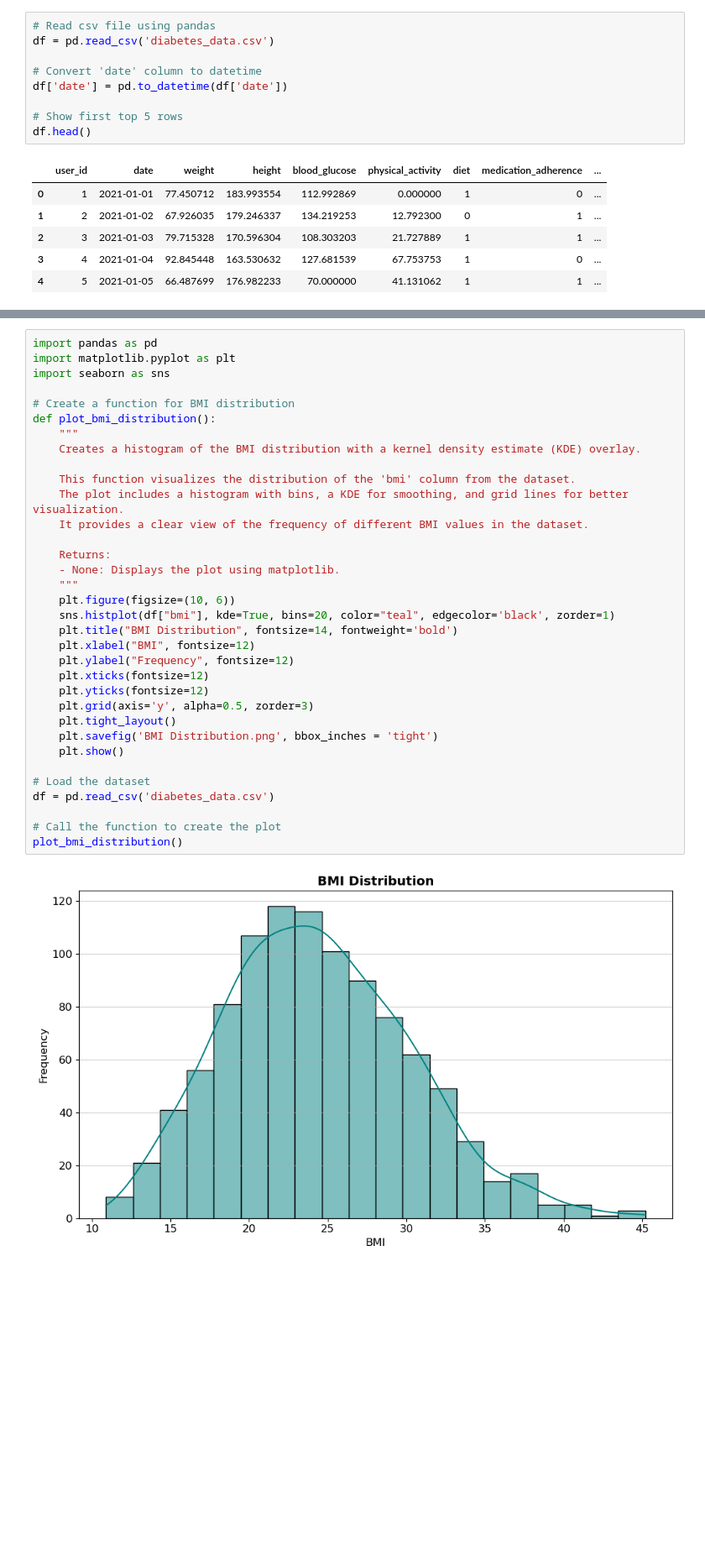
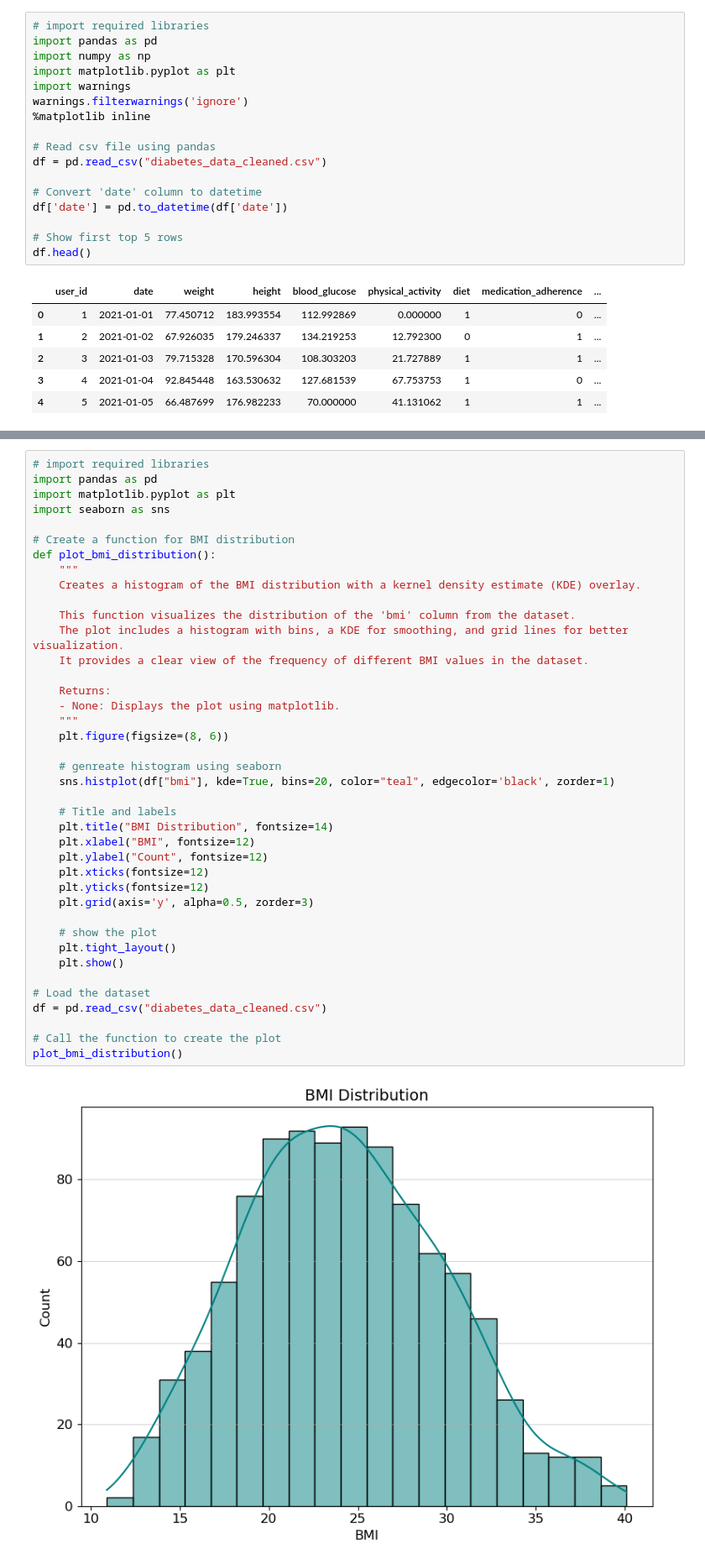
Before and after one commit to bhuvansai93/23098103-Clustering-and-Fitting, a Jupyter notebook: 23098103-Clustering_and_Fitting.ipynb, the cells around one changed output, grey strips where cells are left out. Shown at 84% size. Saved outputs shown, nothing was run; the diff lists cells and outputs as text; blank space fills up the shorter version.

```diff
--- a/23098103-Clustering_and_Fitting.ipynb
+++ b/23098103-Clustering_and_Fitting.ipynb
@@ -9,6 +34,14 @@ warnings.filterwarnings('ignore')
 # %%
+# import required libraries
+import pandas as pd
+import numpy as np
+import matplotlib.pyplot as plt
+import warnings
+warnings.filterwarnings('ignore')
+%matplotlib inline
+
 # Read csv file using pandas
-df = pd.read_csv('diabetes_data.csv')
+df = pd.read_csv("diabetes_data_cleaned.csv")
 
 # Convert 'date' column to datetime
 df['date'] = pd.to_datetime(df['date'])
@@ -91,37 +127,43 @@ df.drop(columns = ['user_id','date']).corr()
 # %%
+# import required libraries
 import pandas as pd
 import matplotlib.pyplot as plt
 import seaborn as sns
 
 # Create a function for BMI distribution
 def plot_bmi_distribution():
     """
     Creates a histogram of the BMI distribution with a kernel density estimate (KDE) overlay.
 
     This function visualizes the distribution of the 'bmi' column from the dataset.
     The plot includes a histogram with bins, a KDE for smoothing, and grid lines for better visualization.
     It provides a clear view of the frequency of different BMI values in the dataset.
 
     Returns:
     - None: Displays the plot using matplotlib.
     """
-    plt.figure(figsize=(10, 6))
+    plt.figure(figsize=(8, 6))
+
+    # genreate histogram using seaborn
     sns.histplot(df["bmi"], kde=True, bins=20, color="teal", edgecolor='black', zorder=1)
-    plt.title("BMI Distribution", fontsize=14, fontweight='bold')
+
+    # Title and labels
+    plt.title("BMI Distribution", fontsize=14)
     plt.xlabel("BMI", fontsize=12)
-    plt.ylabel("Frequency", fontsize=12)
+    plt.ylabel("Count", fontsize=12)
     plt.xticks(fontsize=12)
     plt.yticks(fontsize=12)
     plt.grid(axis='y', alpha=0.5, zorder=3)
+
+    # show the plot
     plt.tight_layout()
-    plt.savefig('BMI Distribution.png', bbox_inches = 'tight')
     plt.show()
 
 # Load the dataset
-df = pd.read_csv('diabetes_data.csv')
+df = pd.read_csv("diabetes_data_cleaned.csv")
 
 # Call the function to create the plot
 plot_bmi_distribution()
 # %% [output]
-[figure, old version]
+[figure, new version]
 # %%
```
Also changed, not shown: parts of 15 cells of this notebook.
